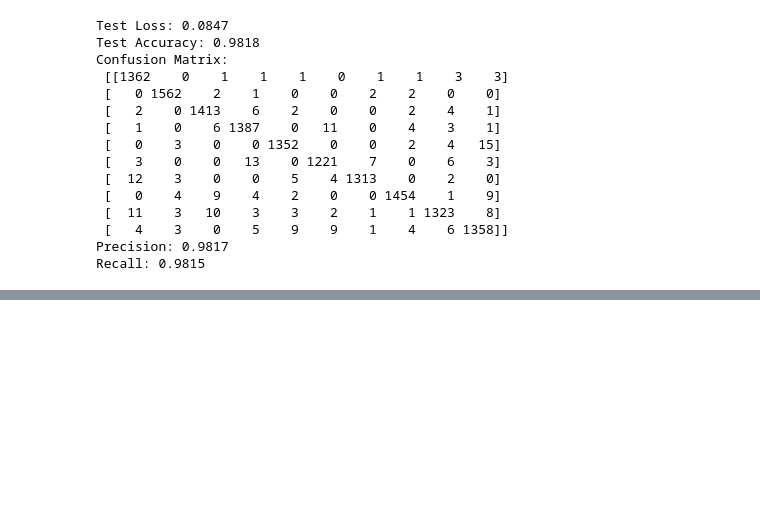
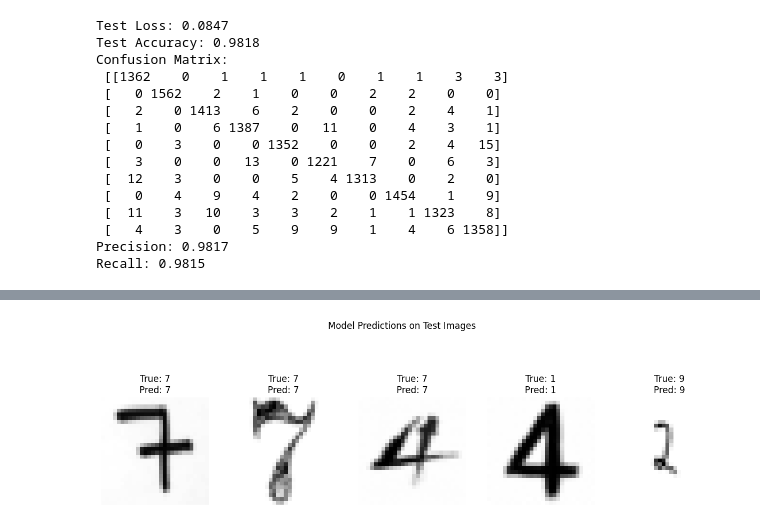
Before and after one commit to Team-Synapse-UoM/Custom-CNN-ImageClassification, a Jupyter notebook: data.ipynb, the cells around one changed output, grey strips where cells are left out. Cells and saved outputs as stored; diff of their text form; code cells hidden in the pictures; blank space fills up the shorter version.

```diff
--- a/data.ipynb
+++ b/data.ipynb
@@ -565,0 +596,34 @@ Recall: 0.9815
+# %%
+from PIL import Image
+
+# Define the transform used for preprocessing
+transform = transforms.Compose([
+    transforms.Grayscale(num_output_channels=1),
+    transforms.Resize((28, 28)),
+    transforms.ToTensor(),
+    transforms.Normalize((0.5,), (0.5,))
+])
+# Function to load and preprocess images
+def load_and_preprocess_image(image_path):
+    image = Image.open(image_path).convert('L')  # Convert to grayscale
+    image = transform(image)  # Apply the same transformations used for training
+    return image.unsqueeze(0)  # Add batch dimension
+
+
+# Load and preprocess images
+image_paths = ['test/test1.png', 'test/test2.png', 'test/test3.png', 'test/test4.png', 'test/test5.png']
+images = [load_and_preprocess_image(img_path) for img_path in image_paths]
+images_tensor = torch.cat(images)
+
+# Get model predictions for the images
+model.eval()
+with torch.no_grad():
+    outputs = model(images_tensor)
+    _, predicted_labels = torch.max(outputs, 1)
+
+# Plot the images with predicted labels
+plot_predictions(images_tensor.numpy(), predicted_labels.numpy(), predicted_labels.numpy(), class_names, num_samples=len(images_tensor))
+plt.suptitle('Model Predictions on Test Images')
+plt.show()
+# %% [output]
+[figure, added]
```
Also changed, not shown: parts of 1 cell of this notebook, 5 other files.
